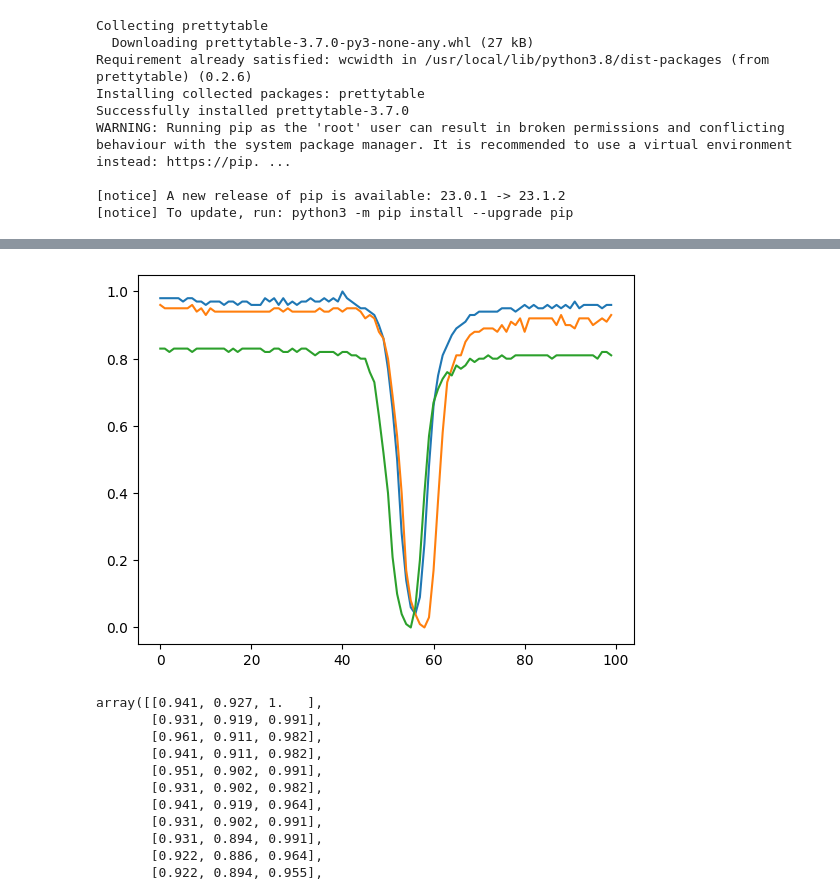
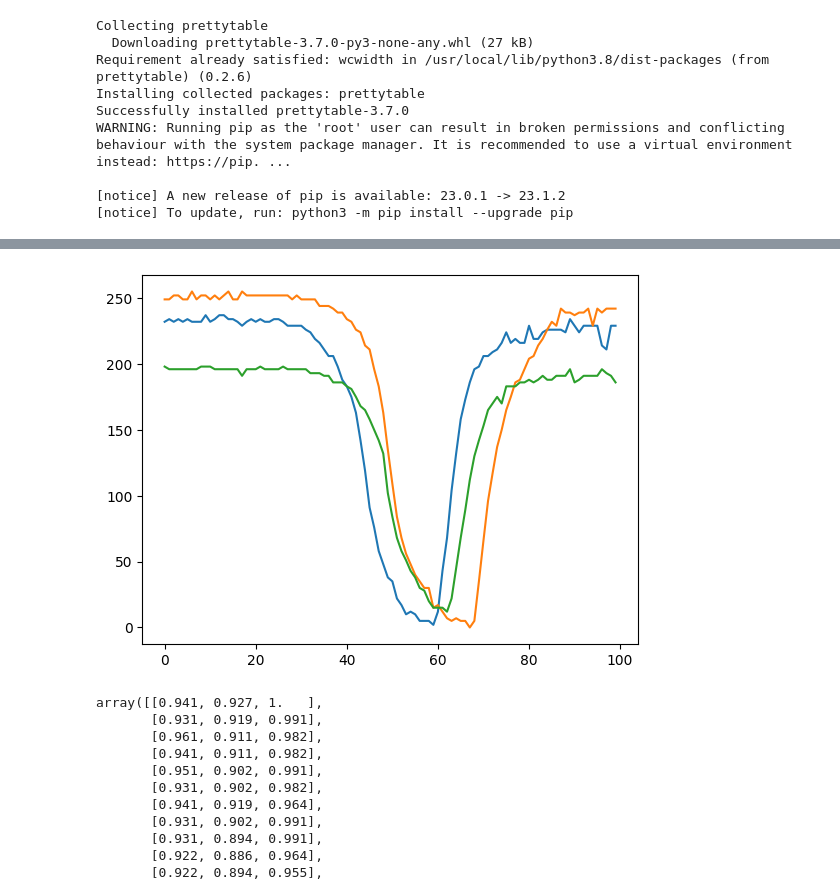
Before and after one commit to SemvandenBroek/CSE3000-gestures, a Jupyter notebook: ml-dev/embedded_analyzer.ipynb, the cells around one changed output, grey strips where cells are left out. Saved outputs shown, nothing was run; the diff lists cells and outputs as text; code cells hidden in the pictures.

```diff
--- a/ml-dev/embedded_analyzer.ipynb
+++ b/ml-dev/embedded_analyzer.ipynb
@@ -31,8 +32,8 @@ shaped_array = np.array(array, dtype=np.float32).reshape((100, 3))
 # %%
-plt.plot(shaped_array)
+plt.plot(int_array)
 plt.show()
 # %% [output]
-[figure, old version]
+[figure, new version]
 # %%
 shaped_array
 # %% [output]
```
Also changed, not shown: parts of 7 cells of this notebook, 4 other files.
